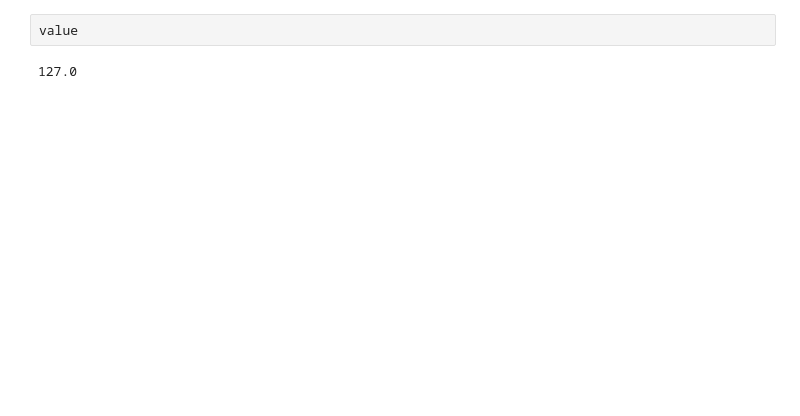
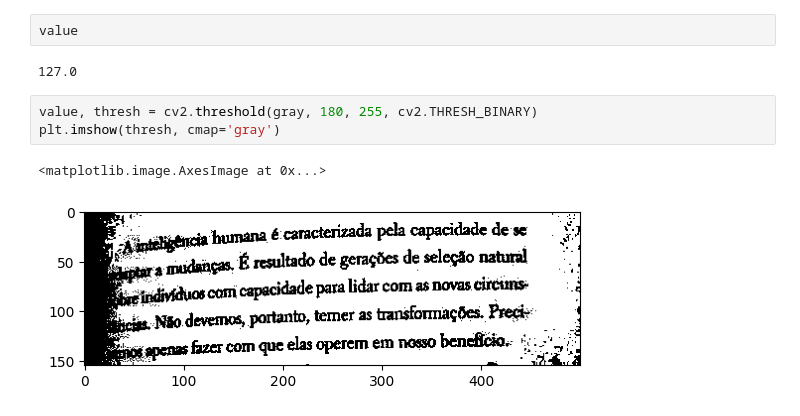
Before and after one commit to siapai/ocr-learning, a Jupyter notebook: Preprocessing.ipynb, the cells around one changed output. Saved outputs shown, nothing was run; the diff lists cells and outputs as text; blank space fills up the shorter version.

Commit message:
Preprocessing Image For OCR

```diff
--- a/Preprocessing.ipynb
+++ b/Preprocessing.ipynb
@@ -56,3 +56,9 @@ plt.imshow(thresh, cmap='gray')
 value
 # %% [output]
 127.0
+# %%
+value, thresh = cv2.threshold(gray, 180, 255, cv2.THRESH_BINARY)
+plt.imshow(thresh, cmap='gray')
+# %% [output]
+<matplotlib.image.AxesImage at 0x...>
+[figure, added]
```
Also changed, not shown: parts of 65 cells of this notebook.
